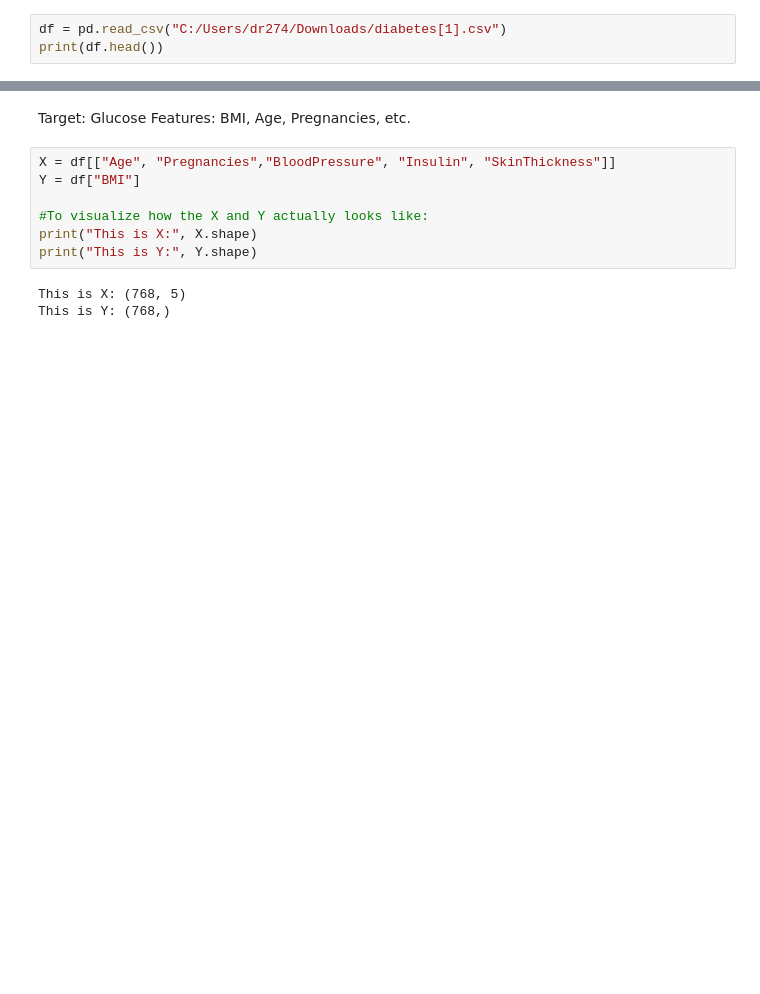
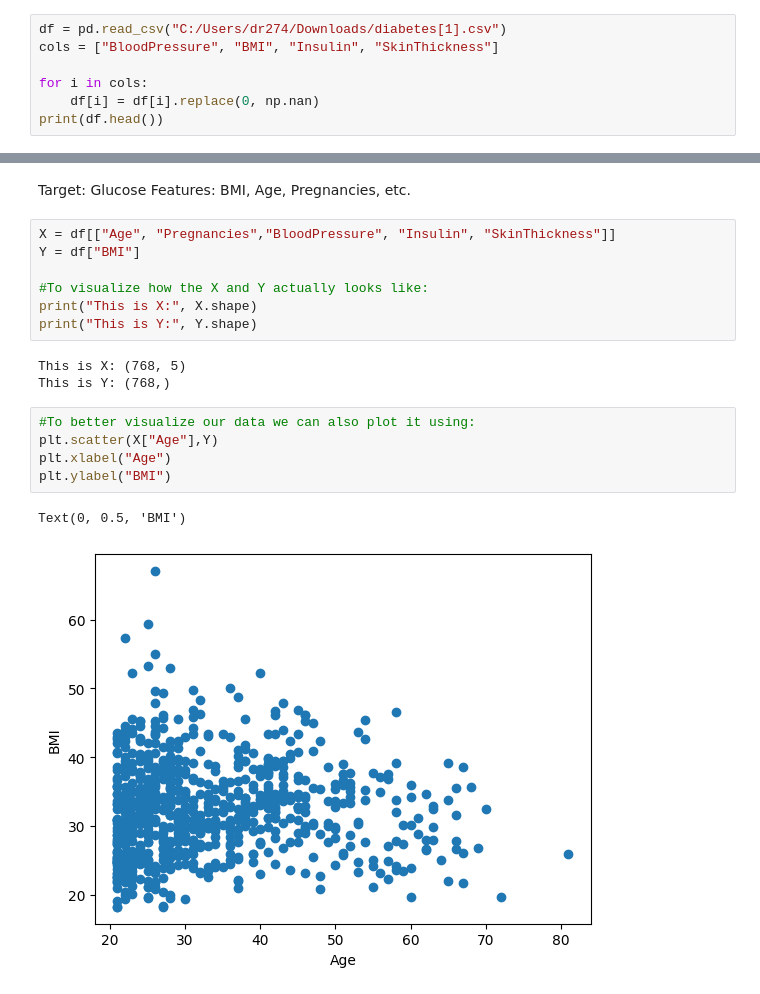
Before and after one commit to Dieg0Rios/NOTQUITTING, a Jupyter notebook: linear_regression.ipynb, the cells around one changed output, grey strips where cells are left out. Drawn from its saved outputs; the diff is of its cells as text; blank space fills up the shorter version.

Commit message:
Cleaned data and Graphed it

```diff
--- a/linear_regression.ipynb
+++ b/linear_regression.ipynb
@@ -4,5 +5,9 @@ import pandas as pd
 # %%
 df = pd.read_csv("C:/Users/dr274/Downloads/diabetes[1].csv")
+cols = ["BloodPressure", "BMI", "Insulin", "SkinThickness"]
+
+for i in cols:
+    df[i] = df[i].replace(0, np.nan)
 print(df.head())
 # %% [output]
    Pregnancies  Glucose  BloodPressure  SkinThickness  Insulin   BMI  \
@@ -31,3 +36,11 @@ print("This is Y:", Y.shape)
 # %% [output]
 This is X: (768, 5)
 This is Y: (768,)
+# %%
+#To better visualize our data we can also plot it using:
+plt.scatter(X["Age"],Y)
+plt.xlabel("Age")
+plt.ylabel("BMI")
+# %% [output]
+Text(0, 0.5, 'BMI')
+[figure, added]
```
Also changed, not shown: parts of 5 cells of this notebook.
